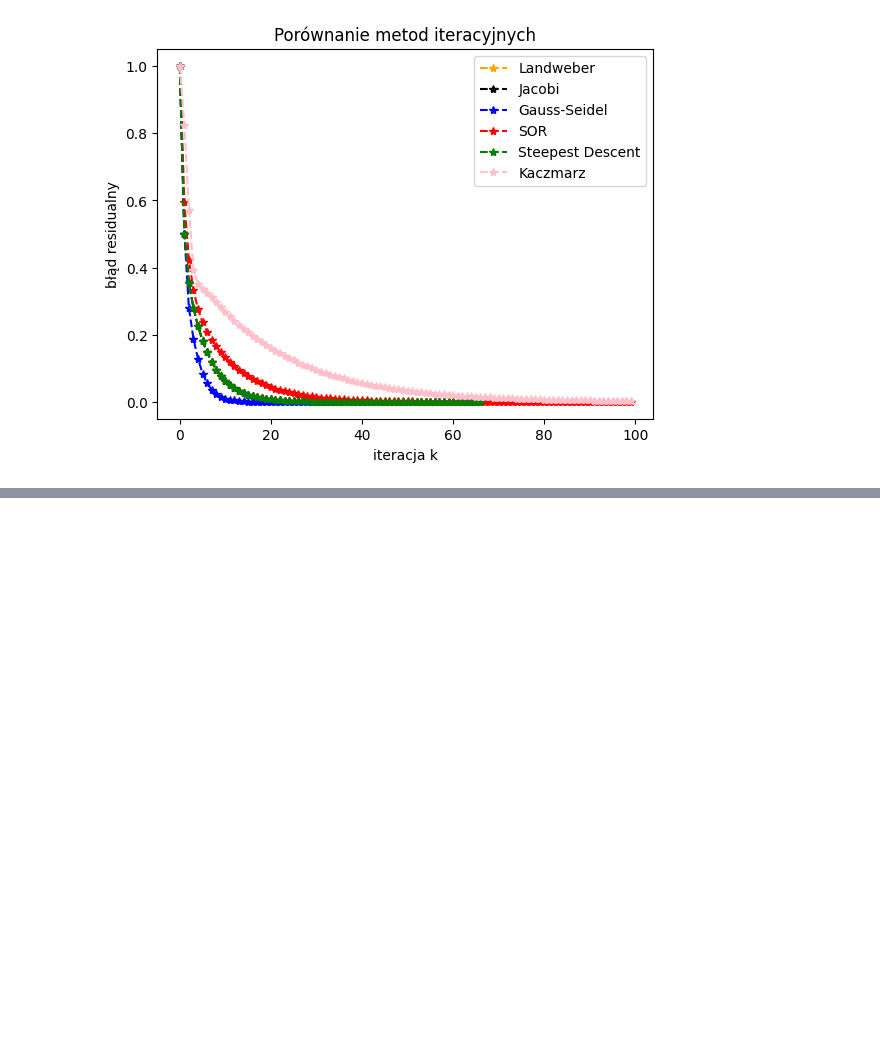
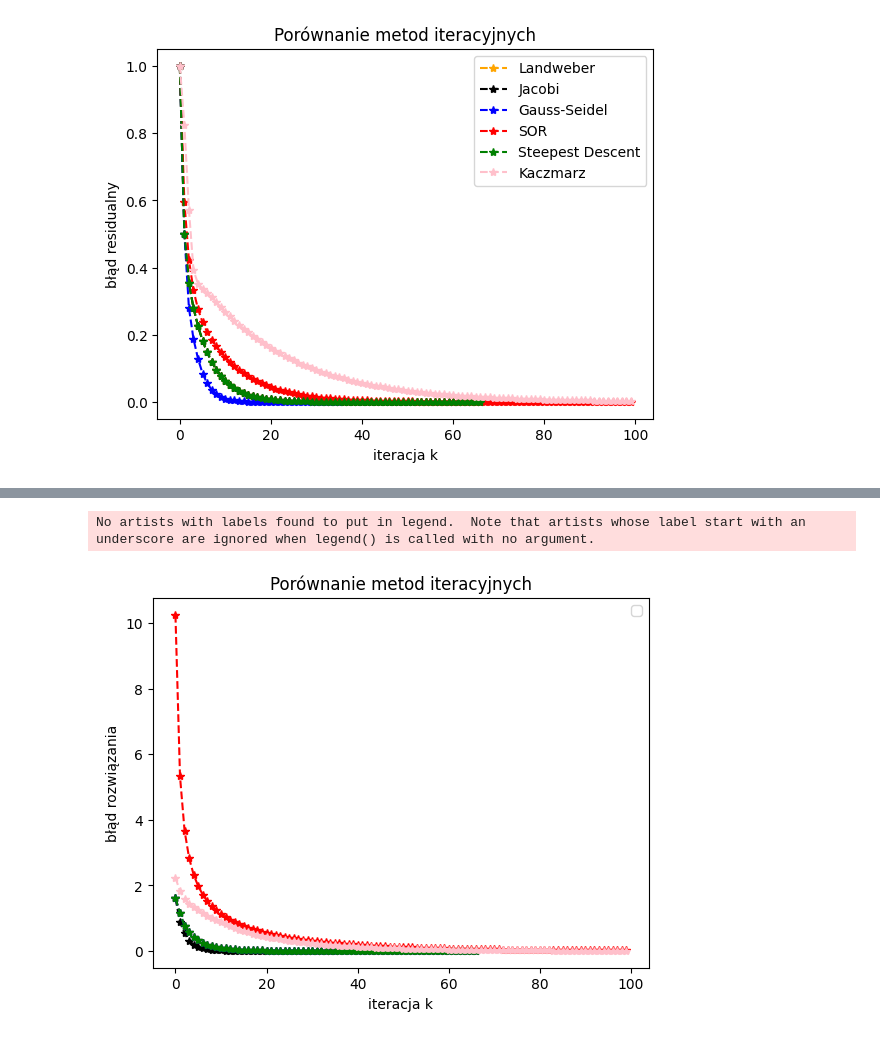
Before and after one commit to Dawid-Lukasiewicz/Numerical_Methodes, a Jupyter notebook: Lab5/zadanie1.ipynb, the cells around one changed output, grey strips where cells are left out. Saved outputs shown, nothing was run; the diff lists cells and outputs as text; code cells hidden in the pictures; blank space fills up the shorter version.

```diff
--- a/Lab5/zadanie1.ipynb
+++ b/Lab5/zadanie1.ipynb
@@ -82,0 +76,14 @@ No artists with labels found to put in legend.  Note that artists whose label st
+# %%
+fig, ax = plt.subplots()
+colors = ["orange", "black", "blue", "red", "green", "pink"]
+plt.legend(loc="upper right")
+plt.title("Porównanie metod iteracyjnych")
+plt.ylabel("błąd rozwiązania")
+plt.xlabel("iteracja k")
+for i in algorithmss:
+    ax.plot(Graphy[algorithmss.index(i)][0], Graphy[algorithmss.index(i)][2], c=colors[algorithmss.index(i)], marker="*", label=str(i.__name__), linestyle="--")
+
+plt.show()
+# %% [output]
+No artists with labels found to put in legend.  Note that artists whose label start with an underscore are ignored when legend() is called with no argument.
+[figure, added]
```
Also changed, not shown: parts of 6 cells of this notebook, 2 other files.
